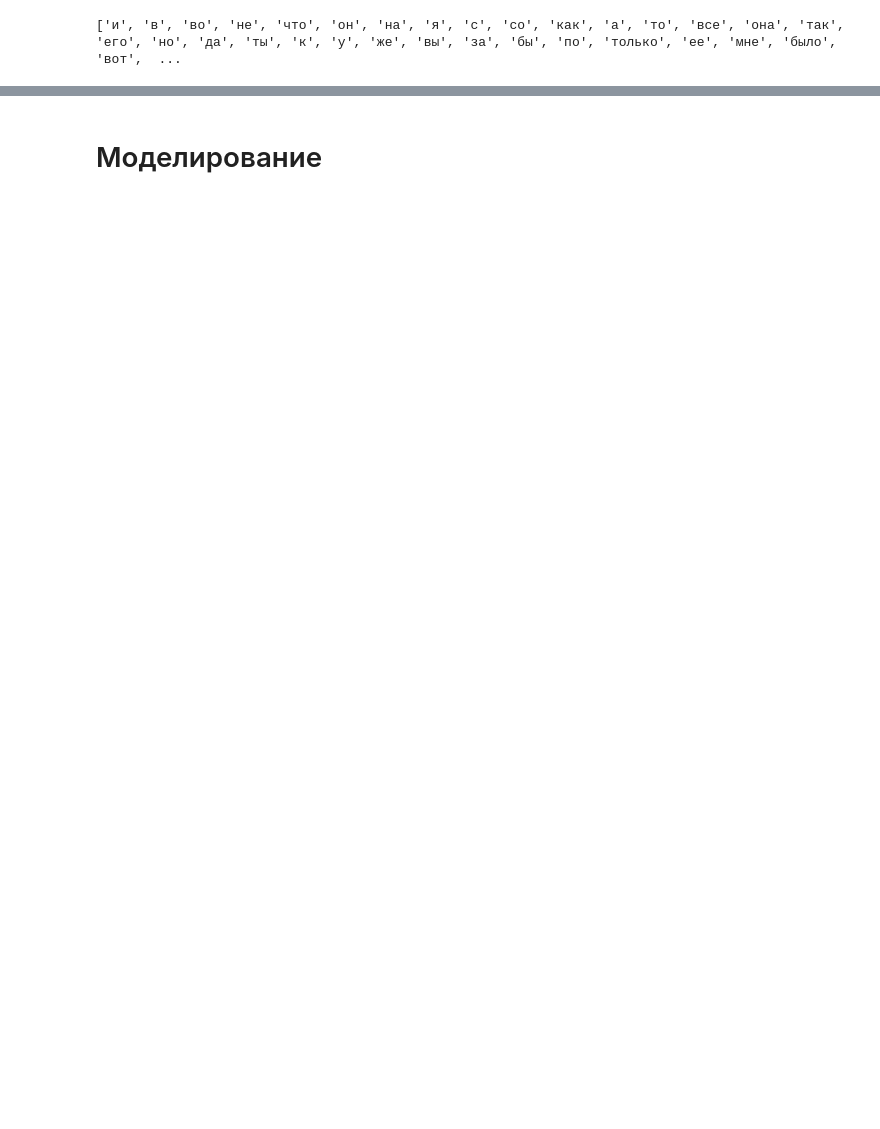
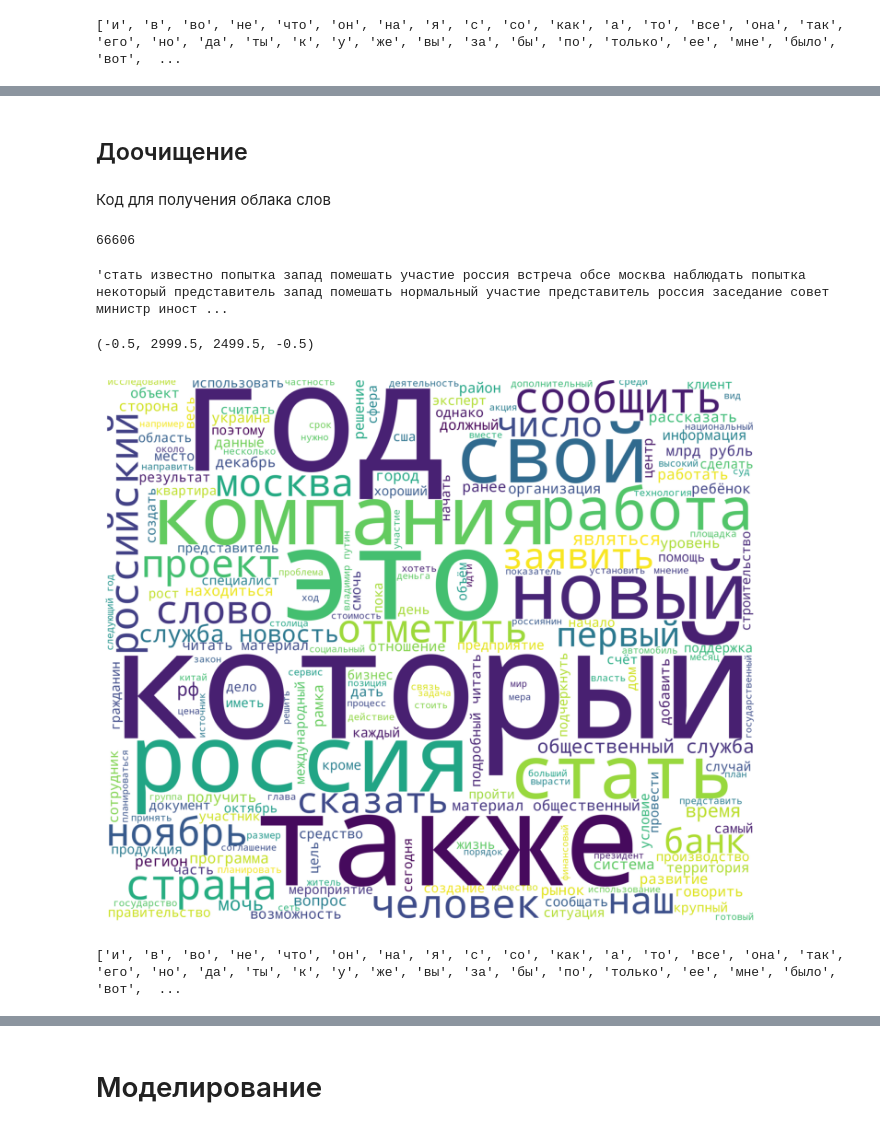
Before and after one commit to Angon-pro/DS-ML_projects, a Jupyter notebook: Article_relevance_classification/Article_relevance_classification.ipynb, the cells around one changed output, grey strips where cells are left out. Saved outputs shown, nothing was run; the diff lists cells and outputs as text; code cells hidden in the pictures; blank space fills up the shorter version.

```diff
--- a/Article_relevance_classification/Article_relevance_classification.ipynb
+++ b/Article_relevance_classification/Article_relevance_classification.ipynb
@@ -166,0 +209,7 @@ dbr['content'][0]
+# %%
+articles_proc = articles
+for article in articles_proc:
+  article[0] = word_tokenize(article[0])
+
+print(len(articles_proc))
+articles_proc[0]
@@ -239,3 +295,0 @@ plt.axis('off')
-# %%
-stop_words += ['также']
-print(stop_words)
@@ -407,0 +351,45 @@ bloomberg orlen подать иск против venture global из-за сры
+# %% [markdown]
+## Доочищение
+# %% [markdown]
+Код для получения облака слов
+# %%
+def str_corpus(corpus):
+  str_corpus = ''
+  for item in corpus:
+      str_corpus += ' ' + item
+  str_corpus = str_corpus.strip()
+  return str_corpus
+
+def get_wordCloud(corpus):
+  wordCloud = WordCloud(background_color='white',
+                            stopwords=stop_words,
+                            width=3000,
+                            height=2500,
+                            max_words=200,
+                            random_state=42
+                        ).generate(str_corpus(corpus))
+  return wordCloud
+# %%
+articles_proc_texts = [sublist[0] for sublist in articles_proc]
+for i in range(len(articles_proc_texts)):
+  articles_proc_texts[i] = ' '.join(articles_proc_texts[i])
+
+print(len(articles_proc_texts))
+articles_proc_texts[0]
+# %% [output]
+66606
+'стать известно попытка запад помешать участие россия встреча обсе москва наблюдать попытка некоторый представитель запад помешать нормальный участие представитель россия заседание совет министр иност ...
+# %%
+procWordCloud = get_wordCloud(articles_proc_texts[:1000])
+fig = plt.figure(figsize=(20, 8))
+plt.subplot(1, 2, 1)
+plt.imshow(procWordCloud)
+plt.axis('off')
+# %% [output]
+(-0.5, 2999.5, 2499.5, -0.5)
+[figure, added]
+# %%
+stop_words += ['также', 'который', 'наш', 'это', 'свой']
+print(stop_words)
+# %% [output]
+['и', 'в', 'во', 'не', 'что', 'он', 'на', 'я', 'с', 'со', 'как', 'а', 'то', 'все', 'она', 'так', 'его', 'но', 'да', 'ты', 'к', 'у', 'же', 'вы', 'за', 'бы', 'по', 'только', 'ее', 'мне', 'было', 'вот',  ...
```
Also changed, not shown: parts of 216 cells of this notebook, 1 other file.
